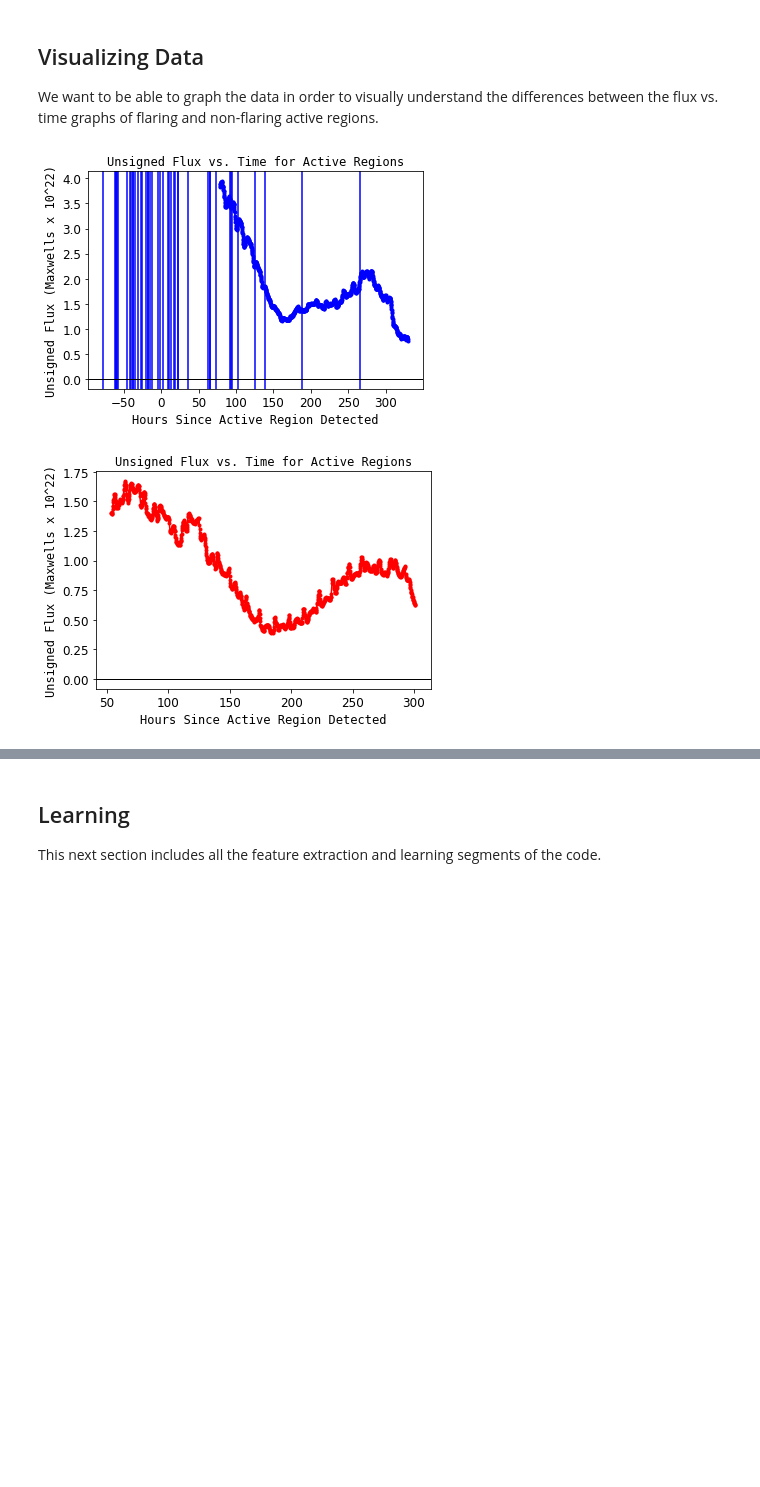
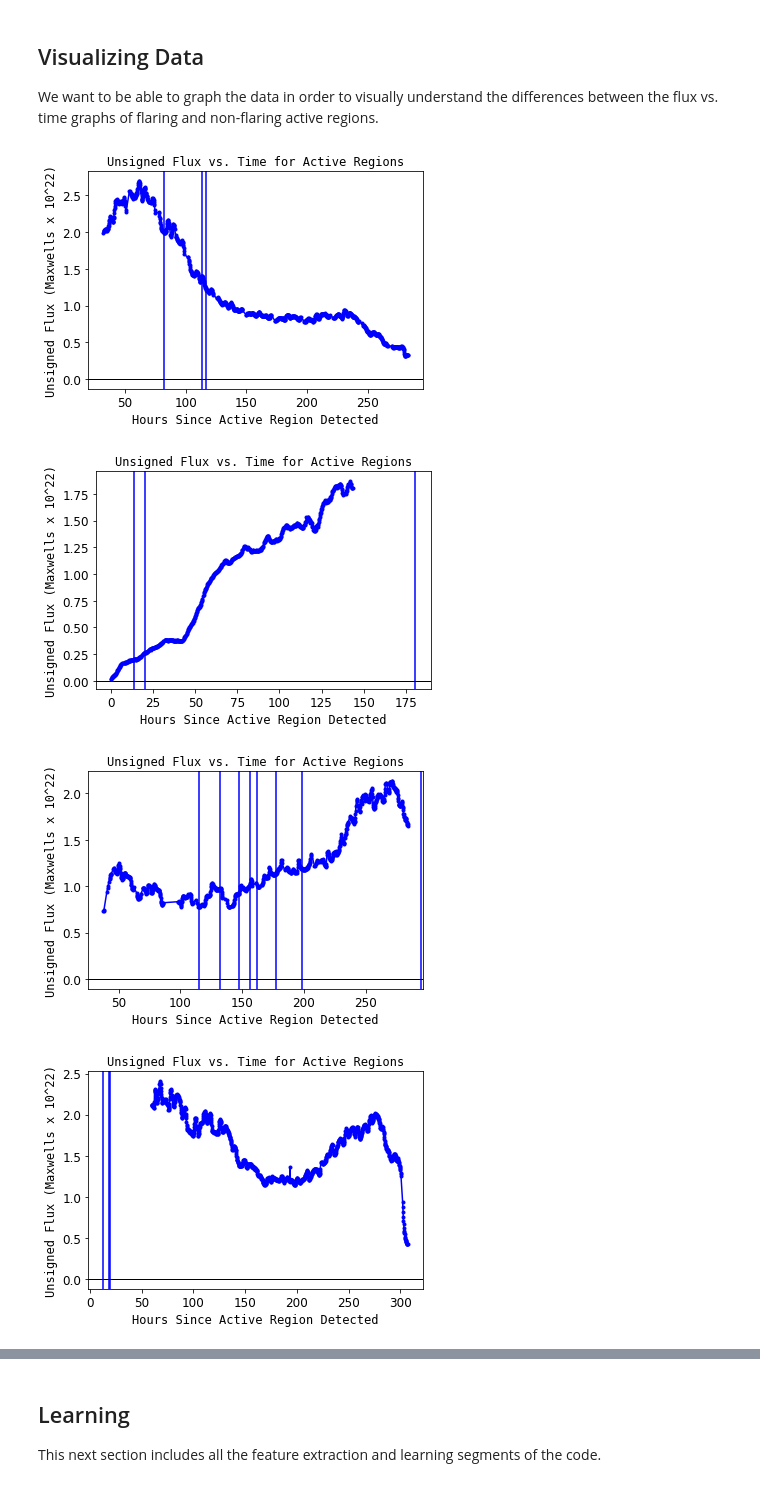
Before and after one commit to lucaspauker/hmi-time-series-analysis, a Jupyter notebook: data_gathering.ipynb, the cells around one changed output, grey strips where cells are left out. Saved outputs shown, nothing was run; the diff lists cells and outputs as text; code cells hidden in the pictures; blank space fills up the shorter version.

```diff
--- a/data_gathering.ipynb
+++ b/data_gathering.ipynb
@@ -93,7 +93,7 @@ def get_time_data(keys):
         time_data.append(get_time_delta(start_time, time))
     return time_data
 # %%
-def create_csv(keys, true_time_data, time_data, harp_id):
+def create_csv(keys, time_data, harp_id):
     '''Creates a csv file in ./data/[harp_id].csv with two columns: time and
     unsigned_flux. This method will not write any data that occurs outside the
     range of +/- 70 degrees longitude from the meridian.
@@ -105,7 +105,7 @@ def create_csv(keys, true_time_data, time_data, harp_id):
         writer.writerow(['true_time', 'time', 'unsigned_flux'])
         for i in range(len(keys.USFLUX)):
             if abs(float(keys.CRVAL1[i]) - float(keys.CRLN_OBS[i])) < 70.0:
-                writer.writerow([true_time_data[i], time_data[i], keys.USFLUX[i]])
+                writer.writerow([keys.T_REC[i], time_data[i], keys.USFLUX[i]])
 # %%
 def create_all_csvs(harp_ids):
     '''This method creates a csv file with time and unsigned flux for
@@ -118,7 +118,7 @@ def create_all_csvs(harp_ids):
         if count % 100 == 0: print(count)
         keys = query_data(harp_id)
         time_data = get_time_data(keys)
-        create_csv(keys, keys.T_REC, time_data, harp_id)
+        create_csv(keys, time_data, harp_id)
 # %%
 def read_data(harp_id):
     '''This method reads the data from ./data/[harp_id].csv, and returns a pandas
@@ -235,13 +235,14 @@ def get_harp_id_to_flaring_times_dict(harp_noaa_dict, flare_data):
     for harp_id in harp_noaa_dict.keys():
         keys = read_data(harp_id)
         if len(keys.TRUE_TIME) == 0: continue
-        t_start = keys.TRUE_TIME[0]
+        datetime_start = keys.TRUE_TIME[0]
+        hour_start = keys.TIME[0]
         flare_time_dict[int(harp_id)] = []
         for noaa_id in harp_noaa_dict[harp_id]:
             if int(noaa_id) not in noaa_id_flare_time_dict.keys(): continue
             time_array = []
             for time in noaa_id_flare_time_dict[int(noaa_id)]:
-                time_array.append(get_time_delta(t_start, parse_time_string(time)))
+                time_array.append(hour_start + get_time_delta(datetime_start, parse_time_string(time)))
             flare_time_dict[int(harp_id)] += time_array
     return flare_time_dict
 # %%
@@ -343,10 +344,10 @@ def plot_flux_time_derivative_graphs(harp_ids, color=None, flare_time_dict=None)
     emergences look simultaneously.
     '''
     for harp_id in harp_ids:
-        keys = query_data(harp_id)
+        keys = read_data(harp_id)
         us_flux_data = list(map(lambda x : float(x) / 1e22, keys.USFLUX))
         us_flux_derivative_data = []
-        time_data = get_time_data(keys)
+        time_data = keys.TIME
         interval = 100 # Interval of data to take
         new_time_data = []
         for i, flux in enumerate(us_flux_data):
@@ -356,7 +357,6 @@ def plot_flux_time_derivative_graphs(harp_ids, color=None, flare_time_dict=None)
             time_change = time_data[i + interval] - time_data[i]
             new_time_data.append(time_data[i])
             us_flux_derivative_data.append(flux_change / time_change)
-        start_time = parse_time_string(keys.T_REC[0])
         if flare_time_dict and flare_time_dict[harp_id]:
             vertical_lines = flare_time_dict[harp_id]
         else:
@@ -397,14 +397,16 @@ def plot_random_graphs(harp_ids, harp_noaa_dict, noaa_flare_set, flare=True,
 # %%
 # plot_flux_time_graphs(harp_ids[:5])
 # plot_flux_time_derivative_graphs(harp_ids[:5])
 
-num_graphs = 1
+num_graphs = 10
 plot_random_graphs(harp_ids, harp_noaa_dict, noaa_flare_set, n=num_graphs,
                    color='b', derivative=False,
                    flare_time_dict=flare_time_dict)
-plot_random_graphs(harp_ids, harp_noaa_dict, noaa_flare_set, False, n=num_graphs,
-                   color='r', derivative=False,
-                   flare_time_dict=flare_time_dict)
+#plot_random_graphs(harp_ids, harp_noaa_dict, noaa_flare_set, False, n=num_graphs,
+#                   color='r', derivative=True,
+#                   flare_time_dict=flare_time_dict)
 # %% [output]
-[figure, old version]
+[figure, new version]
-[figure, old version]
+[figure, new version]
+[figure, added]
+[figure, added]
```
Also changed, not shown: parts of 1 cell of this notebook.
